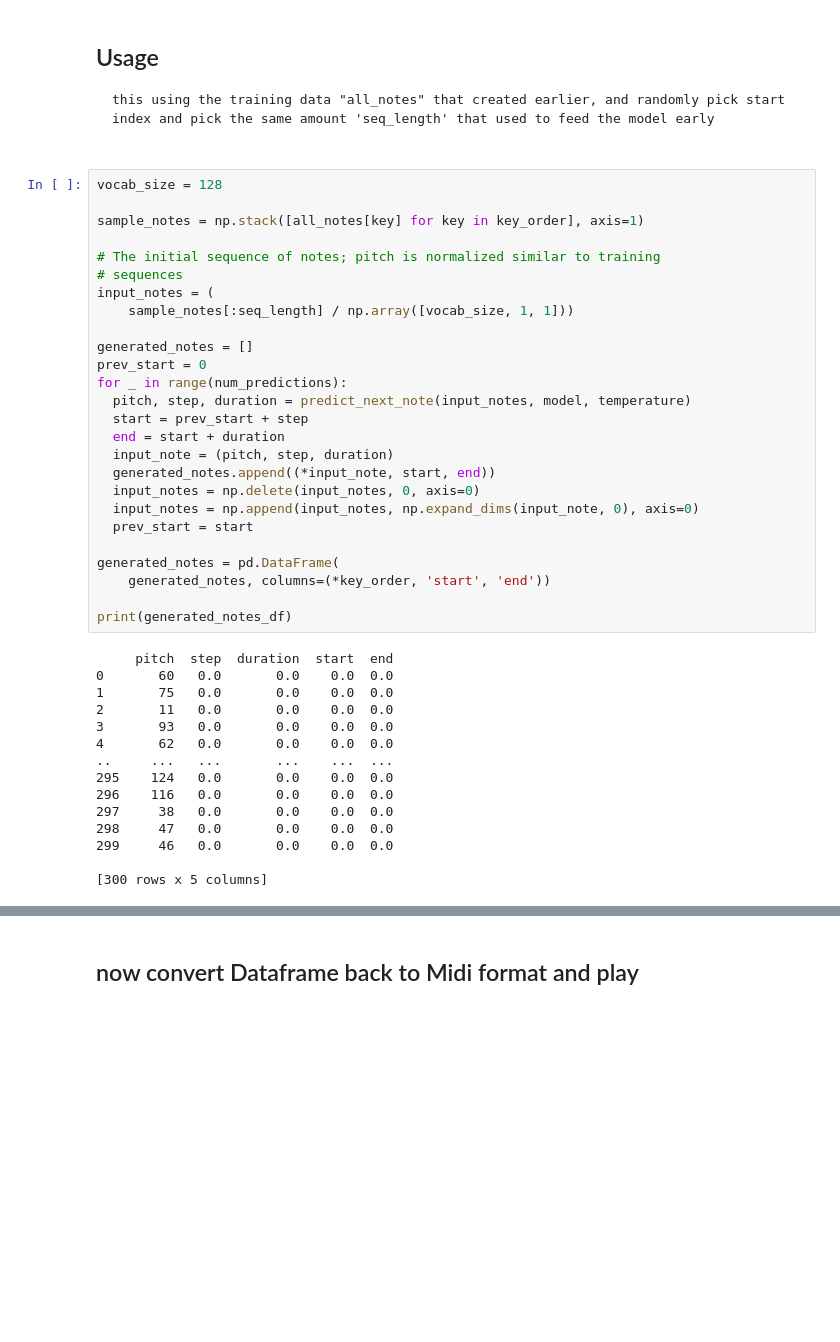
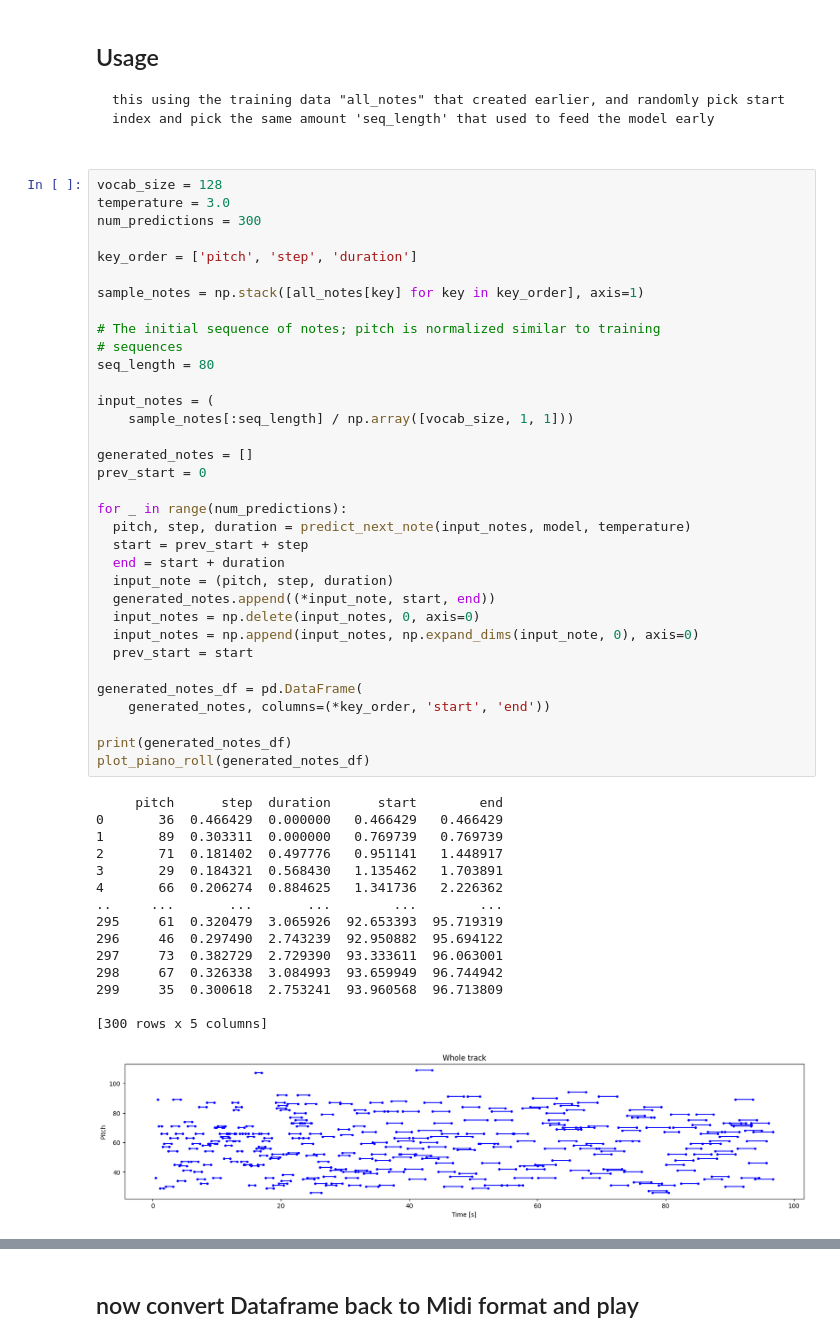
Before and after one commit to YowaneSan/AIG220, a Jupyter notebook: proj3/Project_3.ipynb, the cells around one changed output, grey strips where cells are left out. Cells and saved outputs as stored; diff of their text form; blank space fills up the shorter version.

```diff
--- a/proj3/Project_3.ipynb
+++ b/proj3/Project_3.ipynb
@@ -482,42 +500,51 @@ def predict_next_note(
 this using the training data "all_notes" that created earlier, and randomly pick start index and pick the same amount 'seq_length' that used to feed the model early
 # %%
 vocab_size = 128
+temperature = 3.0
+num_predictions = 300
+
+key_order = ['pitch', 'step', 'duration']
 
 sample_notes = np.stack([all_notes[key] for key in key_order], axis=1)
 
 # The initial sequence of notes; pitch is normalized similar to training
 # sequences
+seq_length = 80
+
 input_notes = (
     sample_notes[:seq_length] / np.array([vocab_size, 1, 1]))
 
 generated_notes = []
 prev_start = 0
+
 for _ in range(num_predictions):
   pitch, step, duration = predict_next_note(input_notes, model, temperature)
   start = prev_start + step
   end = start + duration
   input_note = (pitch, step, duration)
   generated_notes.append((*input_note, start, end))
   input_notes = np.delete(input_notes, 0, axis=0)
   input_notes = np.append(input_notes, np.expand_dims(input_note, 0), axis=0)
   prev_start = start
 
-generated_notes = pd.DataFrame(
+generated_notes_df = pd.DataFrame(
     generated_notes, columns=(*key_order, 'start', 'end'))
 
 print(generated_notes_df)
+plot_piano_roll(generated_notes_df)
 # %% [output]
-     pitch  step  duration  start  end
-0       60   0.0       0.0    0.0  0.0
-1       75   0.0       0.0    0.0  0.0
-2       11   0.0       0.0    0.0  0.0
-3       93   0.0       0.0    0.0  0.0
-4       62   0.0       0.0    0.0  0.0
-..     ...   ...       ...    ...  ...
-295    124   0.0       0.0    0.0  0.0
-296    116   0.0       0.0    0.0  0.0
-297     38   0.0       0.0    0.0  0.0
-298     47   0.0       0.0    0.0  0.0
-299     46   0.0       0.0    0.0  0.0
+     pitch      step  duration      start        end
+0       36  0.466429  0.000000   0.466429   0.466429
+1       89  0.303311  0.000000   0.769739   0.769739
+2       71  0.181402  0.497776   0.951141   1.448917
+3       29  0.184321  0.568430   1.135462   1.703891
+4       66  0.206274  0.884625   1.341736   2.226362
+..     ...       ...       ...        ...        ...
+295     61  0.320479  3.065926  92.653393  95.719319
+296     46  0.297490  2.743239  92.950882  95.694122
+297     73  0.382729  2.729390  93.333611  96.063001
+298     67  0.326338  3.084993  93.659949  96.744942
+299     35  0.300618  2.753241  93.960568  96.713809
 
 [300 rows x 5 columns]
+[figure, added]
```
Also changed, not shown: parts of 15 cells of this notebook, 4 other files.
